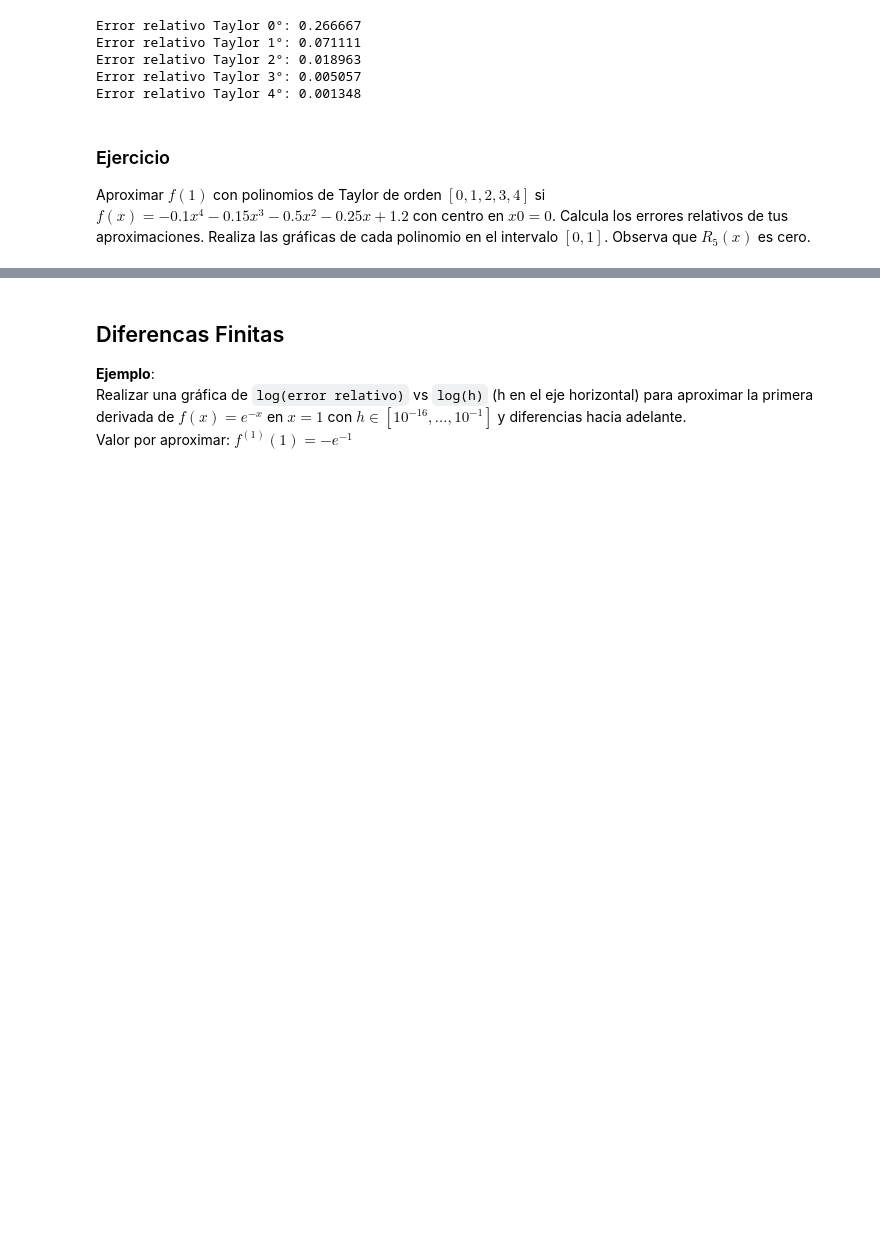
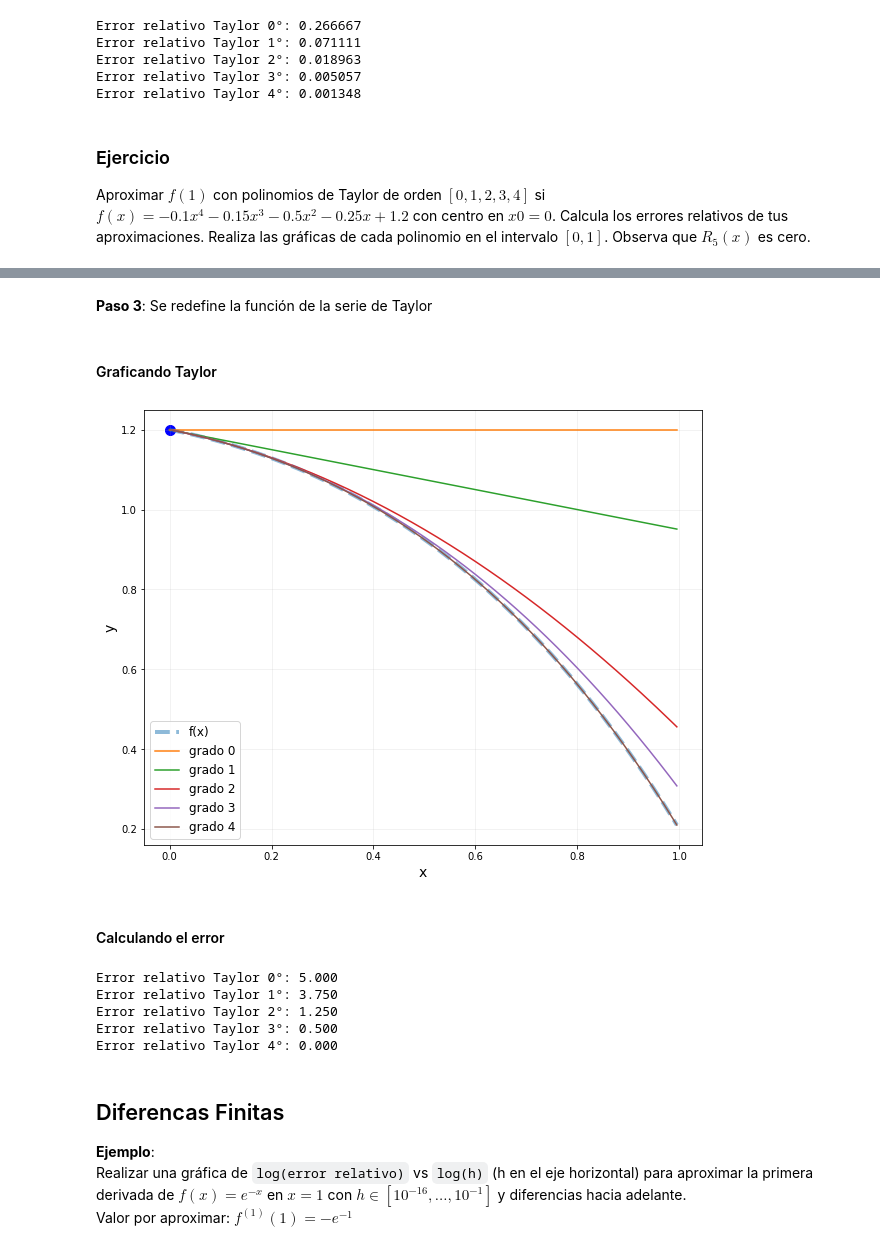
Before and after one commit to CAMM961001/itam-mcd, a Jupyter notebook: optimizacion/01-computo-cientifico/1.6-diferenciacion-numerica.ipynb, the cells around one changed output, grey strips where cells are left out. Drawn from its saved outputs; the diff is of its cells as text; code cells hidden in the pictures; blank space fills up the shorter version.

Commit message:
Ejercicio taylor

```diff
--- a/optimizacion/01-computo-cientifico/1.6-diferenciacion-numerica.ipynb
+++ b/optimizacion/01-computo-cientifico/1.6-diferenciacion-numerica.ipynb
@@ -98,0 +127,8 @@ Aproximar $f(1)$ con polinomios de Taylor de orden $[0,1,2,3,4]$ si $f(x)=-0.1x^
+# %%
+f_dict = {0: lambda x: -0.1*x**4 - 0.15*x**3 - 0.5*x**2 - 0.25*x + 1.2,
+         1: lambda x: -0.4*x**3 - 0.45*x**2 - 1.0*x - 0.25,
+         2: lambda x: -1.2*x**2 - 0.9*x - 1.0,
+         3: lambda x: -2.4*x - 0.9,
+         4: lambda x: -2.4}
+# %% [markdown]
+**Paso 3**: Se redefine la función de la serie de Taylor
@@ -99,3 +157,56 @@ Aproximar $f(1)$ con polinomios de Taylor de orden $[0,1,2,3,4]$ si $f(x)=-0.1x^
+# %% [markdown]
+#### Graficando Taylor
+# %%
+#Se definen parámetros para aproximación de taylor
+x0 = 0
+x = np.arange(0, 1, 0.005)
+n = np.arange(0,5)
+y = f_dict[0](x)
+
+#Se aproxima 'y' con taylor para diferentes n
+y_taylor_0 = aprox_taylor(f_dict, x, x0, n[0])
+y_taylor_1 = aprox_taylor(f_dict, x, x0, n[1])
+y_taylor_2 = aprox_taylor(f_dict, x, x0, n[2])
+y_taylor_3 = aprox_taylor(f_dict, x, x0, n[3])
+y_taylor_4 = aprox_taylor(f_dict, x, x0, n[4])
+# %%
+#Gráfica de resultados
+plt.figure(figsize=(10, 8))
+
+plt.scatter(x=x0, y=f_dict[0](x0), s=100, c='b')
+plt.plot(x, y, '--', label='f(x)', linewidth=4, alpha=0.5)
+plt.plot(x, y_taylor_0, label='grado 0')
+plt.plot(x, y_taylor_1, label='grado 1')
+plt.plot(x, y_taylor_2, label='grado 2')
+plt.plot(x, y_taylor_3, label='grado 3')
+plt.plot(x, y_taylor_4, label='grado 4')
+
+#Anotaciones y estilo
+plt.xlabel('x', fontsize=14)
+plt.ylabel('y', fontsize=14)
+plt.grid(alpha=0.2)
+plt.legend(fontsize=12)
+
+plt.show()
+# %% [output]
+[figure, added]
+# %% [markdown]
+#### Calculando el error
+# %%
+x_val = [1]
+y_val = f_dict[0](x_val[0])
+
+for i in range(len(n)):
+    y_hat = aprox_taylor(f_dict, x=x_val, c=x0, n=n[i])[0]
+    rel_err = abs(y_hat - y_val) / abs(y_val)
+
+    print(f"Error relativo Taylor {n[i]}°: {rel_err:.3f}")
+# %% [output]
+Error relativo Taylor 0°: 5.000
+Error relativo Taylor 1°: 3.750
+Error relativo Taylor 2°: 1.250
+Error relativo Taylor 3°: 0.500
+Error relativo Taylor 4°: 0.000
 # %% [markdown]
 ## Diferencas Finitas
 
```
Also changed, not shown: parts of 5 cells of this notebook.
